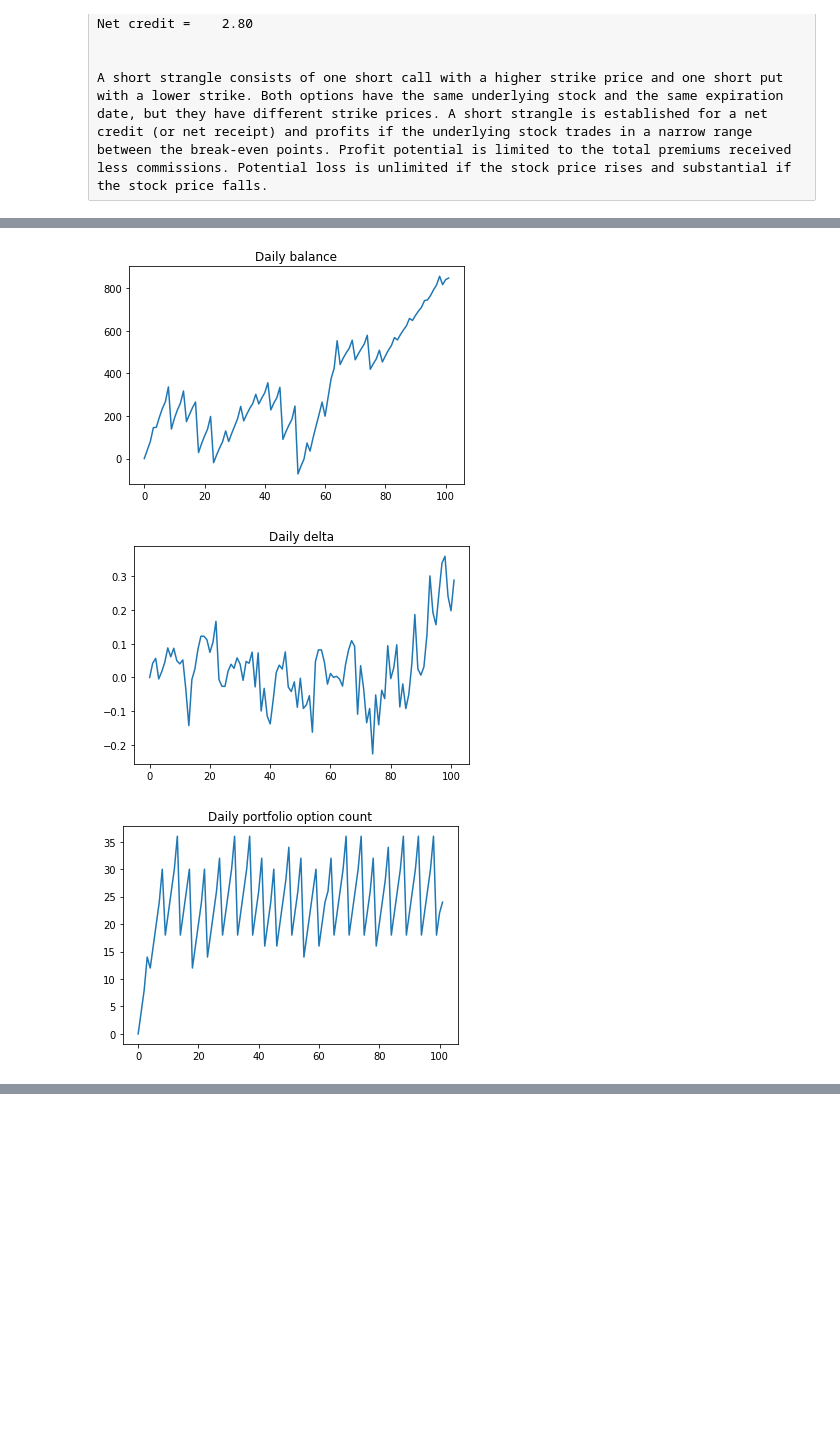
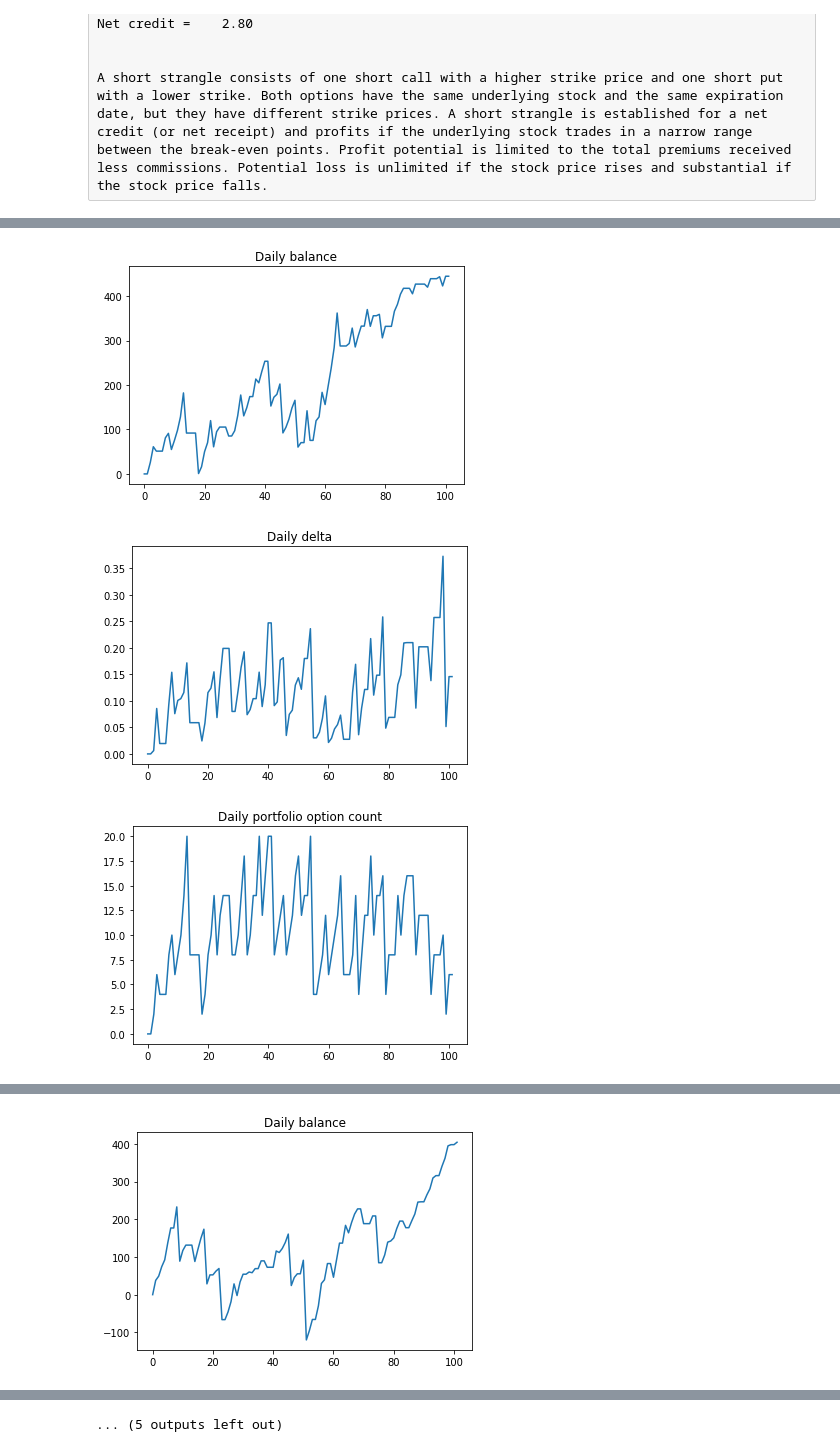
Before and after one commit to su23/WquProfitingFromTimeDecayAnalysis, a Jupyter notebook: short_strangle.ipynb, the cells around one changed output, grey strips where cells are left out. Cells and saved outputs as stored; diff of their text form; code cells hidden in the pictures; blank space fills up the shorter version.

Commit message:
add more short strangle various strategies

```diff
--- a/short_strangle.ipynb
+++ b/short_strangle.ipynb
@@ -59,14 +97,18 @@ class ShortStraddle(cf.TradingStrategy):
     def _long_portfolio(self, calls:list, puts: list):
         return []
 # %%
-assets = ['AMZN', 'GOOGL', 'NFLX', 'MSFT', 'FB', 'BA']
-# assets = ['AMZN']
+#assets = ['AMZN', 'GOOGL', 'NFLX', 'MSFT', 'FB', 'BA']
+assets = ['AMZN']
 for asset_name in assets:
     loader = cf.DataLoader(asset_name)
     loader.load()
     print(f"Simple simulation for {asset_name}")
     print("Short strangle")
     ShortStrangle(loader, asset_name).simulate()
+    print("Short strangle2")
+    ShortStrangle2(loader, asset_name).simulate()
+    print("Short strangle3")
+    ShortStrangle3(loader, asset_name).simulate()
     print("Short straddle")
     ShortStraddle(loader, asset_name).simulate()
 # %% [output]
@@ -82,3 +124,3 @@ Short straddle
-[figure, old version]
+[figure, new version]
-[figure, old version]
+[figure, new version]
-[figure, old version]
+[figure, new version]
@@ -85,0 +129 @@ Elapsed time 1.84375 seconds
+[figure, added]
@@ -85,0 +132 @@ Elapsed time 1.84375 seconds
+... (5 outputs left out)
```
Also changed, not shown: parts of 2 cells of this notebook, 1 other file.
